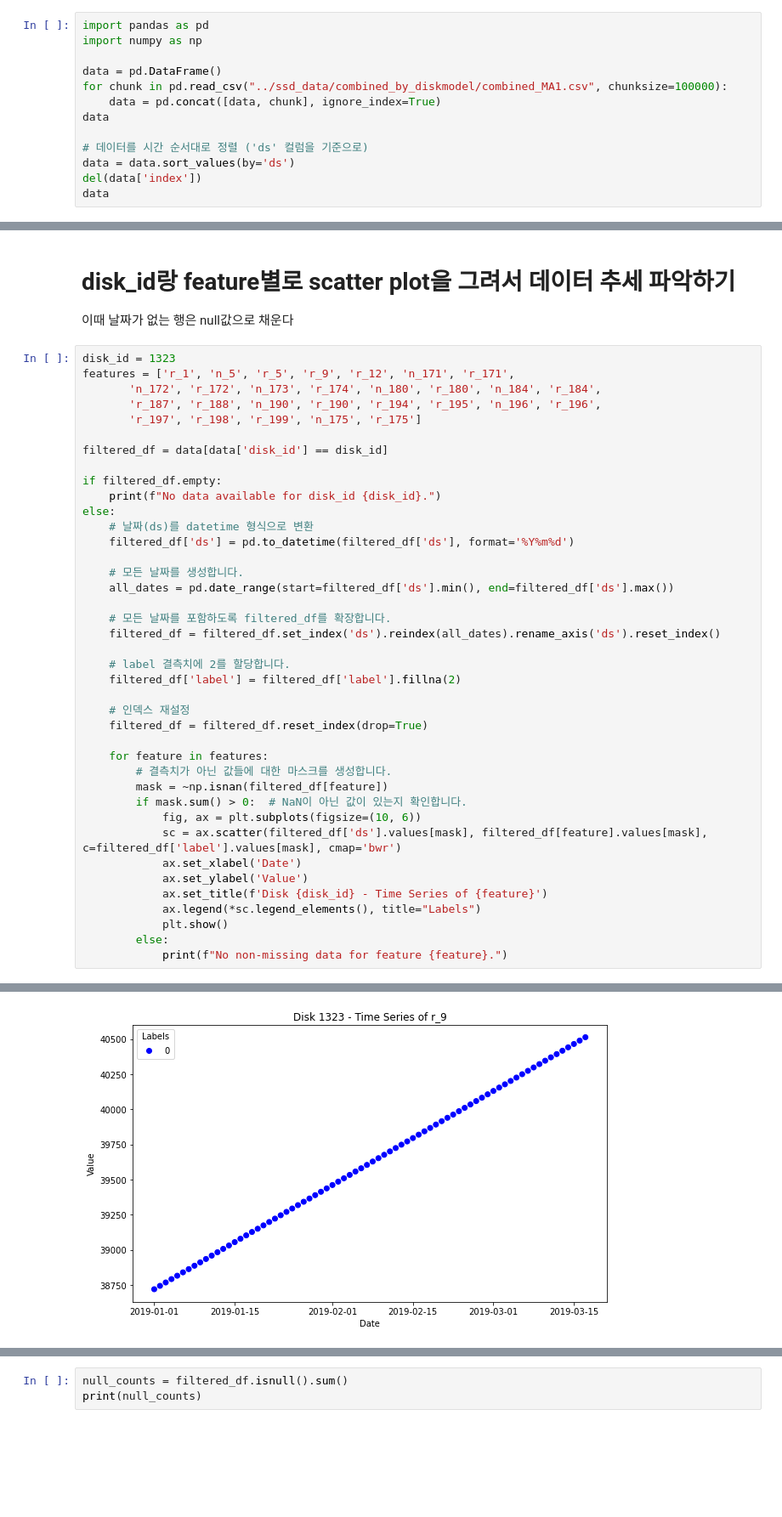
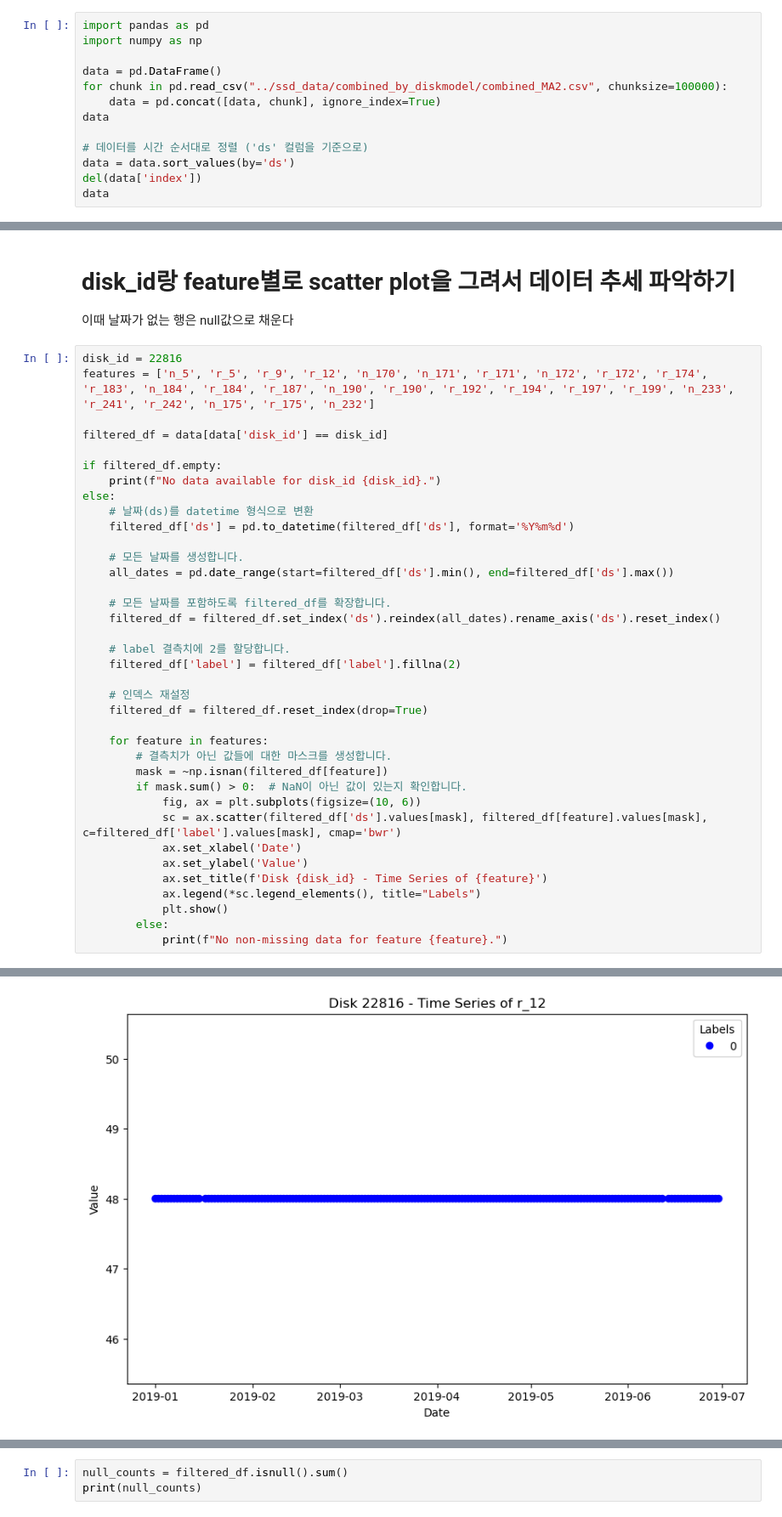
Before and after one commit to passion3659/ssd-failure, a Jupyter notebook: jeongyeol-MA2.ipynb, the cells around one changed output, grey strips where cells are left out. Shown at 85% size. Cells and saved outputs as stored; diff of their text form; blank space fills up the shorter version.

```diff
--- a/jeongyeol-MA2.ipynb
+++ b/jeongyeol-MA2.ipynb
@@ -21,7 +21,7 @@ import pandas as pd
 import numpy as np
 
 data = pd.DataFrame()
-for chunk in pd.read_csv("../ssd_data/combined_by_diskmodel/combined_MA1.csv", chunksize=100000):
+for chunk in pd.read_csv("../ssd_data/combined_by_diskmodel/combined_MA2.csv", chunksize=100000):
     data = pd.concat([data, chunk], ignore_index=True)
 data
 
@@ -426,11 +409,8 @@ rows_with_missing_r1[:100]
 # disk_id랑 feature별로 scatter plot을 그려서 데이터 추세 파악하기</br>
 이때 날짜가 없는 행은 null값으로 채운다
 # %%
-disk_id = 1323
-features = ['r_1', 'n_5', 'r_5', 'r_9', 'r_12', 'n_171', 'r_171',
-       'n_172', 'r_172', 'n_173', 'r_174', 'n_180', 'r_180', 'n_184', 'r_184',
-       'r_187', 'r_188', 'n_190', 'r_190', 'r_194', 'r_195', 'n_196', 'r_196',
-       'r_197', 'r_198', 'r_199', 'n_175', 'r_175']
+disk_id = 22816
+features = ['n_5', 'r_5', 'r_9', 'r_12', 'n_170', 'n_171', 'r_171', 'n_172', 'r_172', 'r_174', 'r_183', 'n_184', 'r_184', 'r_187', 'n_190', 'r_190', 'r_192', 'r_194', 'r_197', 'r_199', 'n_233', 'r_241', 'r_242', 'n_175', 'r_175', 'n_232']
 
 filtered_df = data[data['disk_id'] == disk_id]
 
@@ -477 +457 @@ See the caveats in the documentation: https://pandas.pydata.org/pandas-docs/stab
-[figure, old version]
+[figure, new version]
```
Also changed, not shown: parts of 23 cells of this notebook, 1 other file.
